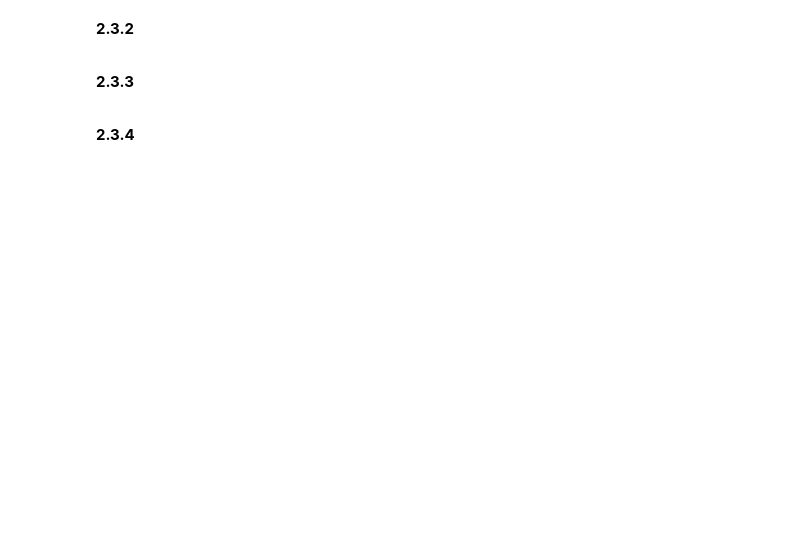
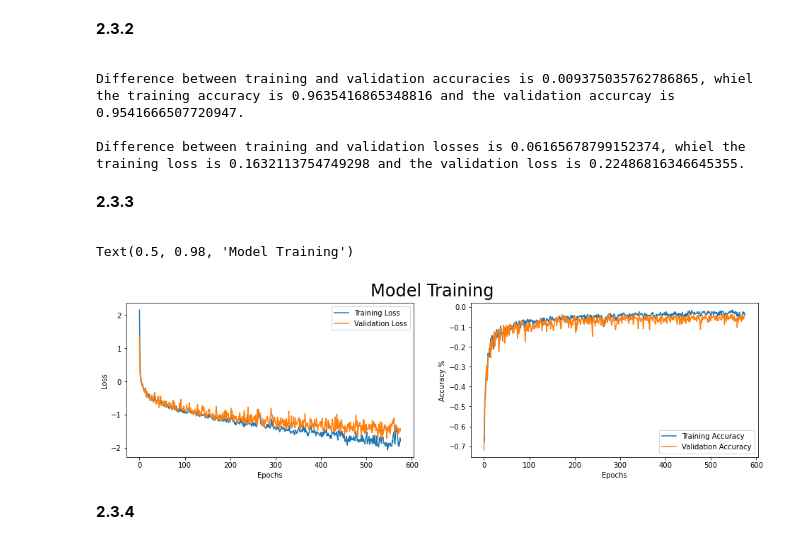
Before and after one commit to ST-807-G6/ST807-HW1, a Jupyter notebook: HW1_scaffold.ipynb, the cells around one changed output. Saved outputs shown, nothing was run; the diff lists cells and outputs as text; code cells hidden in the pictures; blank space fills up the shorter version.

```diff
--- a/HW1_scaffold.ipynb
+++ b/HW1_scaffold.ipynb
@@ -924,0 +994,30 @@ You can change the number of epochs (max 2000), batch size, optimizer, and of co
+# %%
+datagen = tf.keras.preprocessing.image.ImageDataGenerator(
+    featurewise_center=False,
+    samplewise_center=False,
+    featurewise_std_normalization=False,
+    samplewise_std_normalization=False,
+    validation_split=0.2,
+    zca_whitening=False,
+    rotation_range=10,
+    zoom_range=0.1,
+    width_shift_range=0.1,
+    horizontal_flip=False,
+    vertical_flip=False
+)
+X_train = X_train.reshape((X_train.shape[0], 28, 28, 1))
+X_test = X_test.reshape((X_test.shape[0], 28, 28, 1))
+train_generator = datagen.flow(X_train,y_train,batch_size=128,subset='training')
+validation_generator = datagen.flow(X_train,y_train,batch_size=128,subset='validation')
+
+model_2 = tf.keras.models.Sequential()
+model_2.add(tf.keras.layers.Flatten(input_shape=( 28, 28, 1)))
+model_2.add(tf.keras.layers.Dense(100,activation="relu",kernel_regularizer=tf.keras.regularizers.l2(0.001),bias_regularizer=tf.keras.regularizers.l2(0.001)))
+model_2.add(tf.keras.layers.Dense(100,activation="relu",kernel_regularizer=tf.keras.regularizers.l2(0.001),bias_regularizer=tf.keras.regularizers.l2(0.001)))
+model_2.add(tf.keras.layers.Dense(100,activation="relu",kernel_regularizer=tf.keras.regularizers.l2(0.001),bias_regularizer=tf.keras.regularizers.l2(0.001)))
+model_2.add(tf.keras.layers.Dense(1,activation="sigmoid"))
+model_2.summary()
+EarlyStop=tf.keras.callbacks.EarlyStopping(monitor='val_loss',patience=50)
+model_2.compile(optimizer="adam",loss="binary_crossentropy",metrics=['accuracy'])
+
+history = model_2.fit_generator(train_generator,epochs=1000,validation_data=validation_generator,callbacks=[EarlyStop],shuffle=True)
@@ -933,3 +1067,10 @@ You can change the number of epochs (max 2000), batch size, optimizer, and of co
+# %%
+print('Difference between training and validation accuracies is {}, whiel the training accuracy is {} and the validation accurcay is {}.\n'.format(np.abs(history.history["accuracy"][-1]-history.history["val_accuracy"][-1]),history.history["accuracy"][-1],history.history["val_accuracy"][-1]))
+print('Difference between training and validation losses is {}, whiel the training loss is {} and the validation loss is {}.'.format(np.abs(history.history["loss"][-1]-history.history["val_loss"][-1]),history.history["loss"][-1],history.history["val_loss"][-1]))
+# %% [output]
+Difference between training and validation accuracies is 0.009375035762786865, whiel the training accuracy is 0.9635416865348816 and the validation accurcay is 0.9541666507720947.
+
+Difference between training and validation losses is 0.06165678799152374, whiel the training loss is 0.1632113754749298 and the validation loss is 0.22486816346645355.
 # %% [markdown]
 <div class='exercise-r'>
 
@@ -941,3 +1080,19 @@ You can change the number of epochs (max 2000), batch size, optimizer, and of co
+# %%
+fig, ax = plt.subplots(1,2,figsize = (16,4))
+ax[0].plot(np.log(history.history['loss']),label = 'Training Loss')
+ax[0].plot(np.log(history.history['val_loss']),label = 'Validation Loss')
+ax[1].plot(np.log(history.history['accuracy']),label = 'Training Accuracy')
+ax[1].plot(np.log(history.history['val_accuracy']),label = 'Validation Accuracy')
+ax[0].legend()
+ax[1].legend()
+ax[0].set_xlabel('Epochs')
+ax[1].set_xlabel('Epochs')
+ax[0].set_ylabel('Loss')
+ax[1].set_ylabel('Accuracy %')
+fig.suptitle('Model Training', fontsize = 24)
+# %% [output]
+Text(0.5, 0.98, 'Model Training')
+[figure, added]
 # %% [markdown]
 <div class='exercise-r'>
 
```
Also changed, not shown: parts of 13 cells of this notebook.
